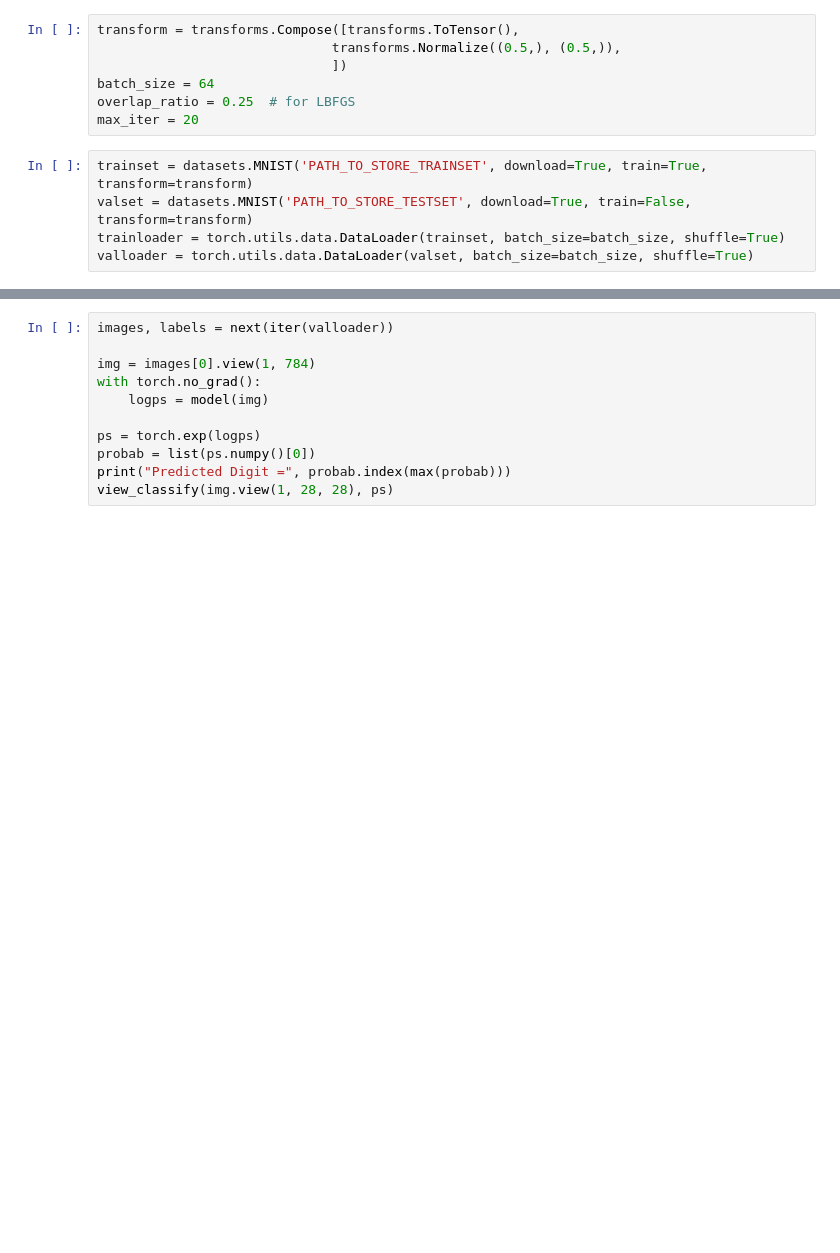
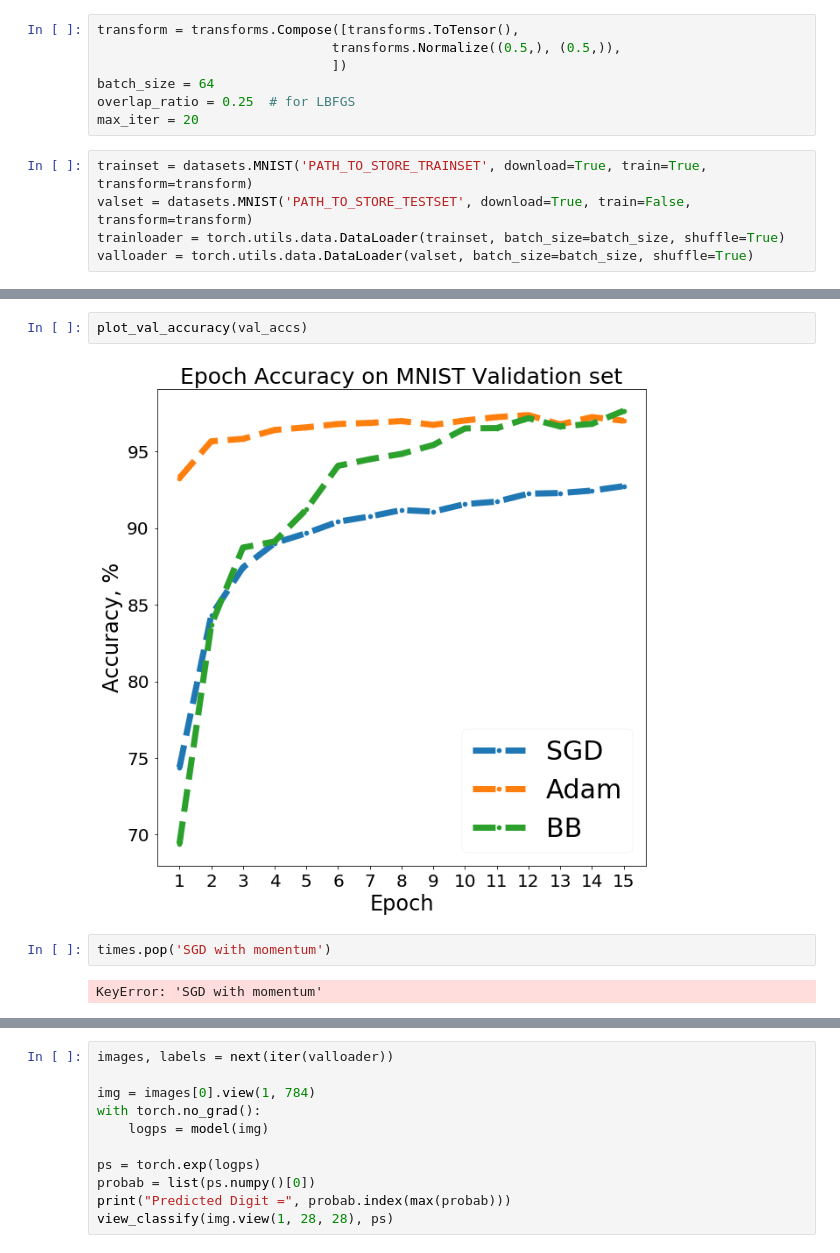
Before and after one commit to bulatuseinov/MIPT-OPT-2020, a Jupyter notebook: MNIST_Experiments.ipynb, the cells around one changed output, grey strips where cells are left out. Drawn from its saved outputs; the diff is of its cells as text; blank space fills up the shorter version.

```diff
--- a/MNIST_Experiments.ipynb
+++ b/MNIST_Experiments.ipynb
@@ -108,0 +287,8 @@ Epoch 11 - Training loss: 0.11953250439202132
+# %%
+plot_val_accuracy(val_accs)
+# %% [output]
+[figure, added]
+# %%
+times.pop('SGD with momentum')
+# %% [output]
+KeyError: 'SGD with momentum'
```
Also changed, not shown: parts of 19 cells of this notebook, 7 other files.
